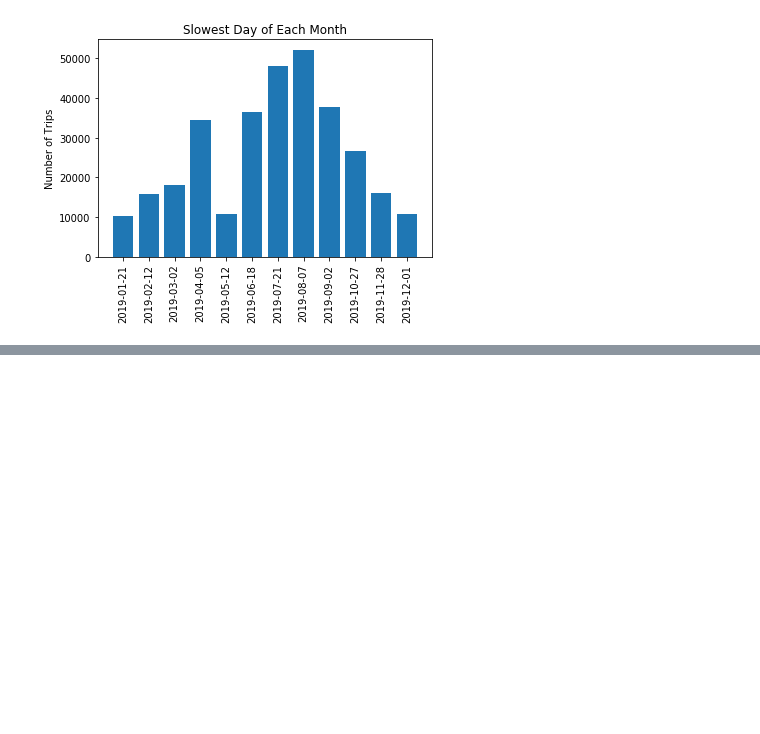
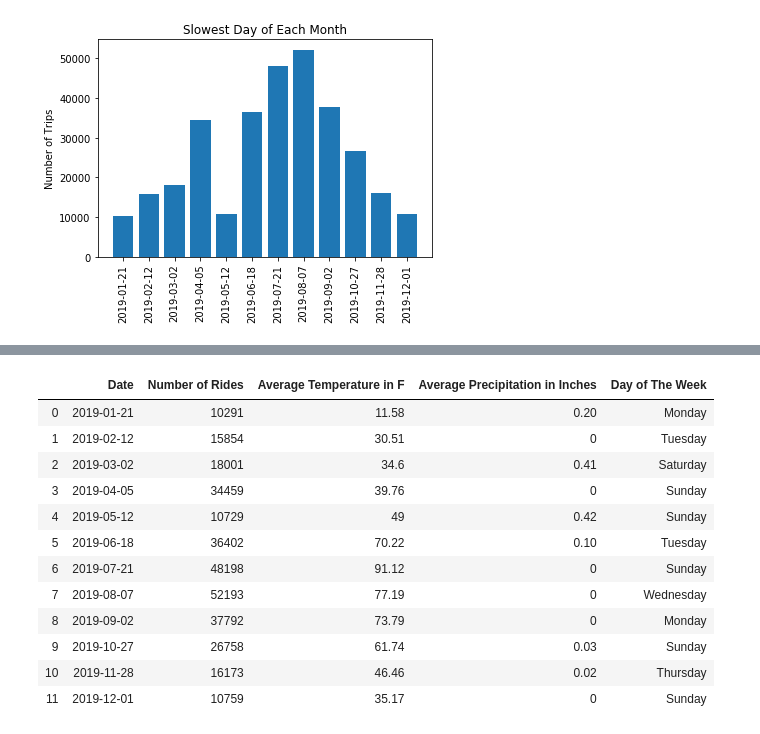
Before and after one commit to RU-Data-Science-GroupThree/NYC-CitiBike_Analysis, a Jupyter notebook: Alex V/CSV_CitiBike.ipynb, the cells around one changed output, grey strips where cells are left out. Drawn from its saved outputs; the diff is of its cells as text; code cells hidden in the pictures; blank space fills up the shorter version.

```diff
--- a/Alex V/CSV_CitiBike.ipynb
+++ b/Alex V/CSV_CitiBike.ipynb
@@ -672,3 +672,7 @@ plt.title("Slowest Day of Each Month")
 # %% [output]
 Text(0.5, 1.0, 'Slowest Day of Each Month')
 [figure]
+# %%
+slowest_days_df = pd.DataFrame(slowest_day_month_dates)
+slowest_days_df["Number of Rides"]= slowest_day_month_rides
+slowest_days_df.rename(columns = {0:"Date"}, inplace = True)
@@ -674,0 +707,23 @@ Text(0.5, 1.0, 'Slowest Day of Each Month')
+# %%
+slowest_day_temp = ["11.58","30.51","34.6","39.76","49","70.22","91.12","77.19","73.79","61.74","46.46","35.17"]
+slowest_day_precip = ["0.20","0","0.41","0","0.42","0.10","0","0","0","0.03","0.02","0"]
+slowest_weekday = ["Monday","Tuesday","Saturday","Sunday","Sunday","Tuesday","Sunday","Wednesday","Monday","Sunday","Thursday","Sunday"]
+
+slowest_days_df["Average Temperature in F"] = slowest_day_temp
+slowest_days_df["Average Precipitation in Inches"] = slowest_day_precip
+slowest_days_df["Day of The Week"] = slowest_weekday
+slowest_days_df
+# %% [output]
+|  | Date | Number of Rides | Average Temperature in F | Average Precipitation in Inches | Day of The Week |
+| 0 | 2019-01-21 | 10291 | 11.58 | 0.20 | Monday |
+| 1 | 2019-02-12 | 15854 | 30.51 | 0 | Tuesday |
+| 2 | 2019-03-02 | 18001 | 34.6 | 0.41 | Saturday |
+| 3 | 2019-04-05 | 34459 | 39.76 | 0 | Sunday |
+| 4 | 2019-05-12 | 10729 | 49 | 0.42 | Sunday |
+| 5 | 2019-06-18 | 36402 | 70.22 | 0.10 | Tuesday |
+| 6 | 2019-07-21 | 48198 | 91.12 | 0 | Sunday |
+| 7 | 2019-08-07 | 52193 | 77.19 | 0 | Wednesday |
+| 8 | 2019-09-02 | 37792 | 73.79 | 0 | Monday |
+| 9 | 2019-10-27 | 26758 | 61.74 | 0.03 | Sunday |
+| 10 | 2019-11-28 | 16173 | 46.46 | 0.02 | Thursday |
+| 11 | 2019-12-01 | 10759 | 35.17 | 0 | Sunday |
```
Also changed, not shown: parts of 2 cells of this notebook.
